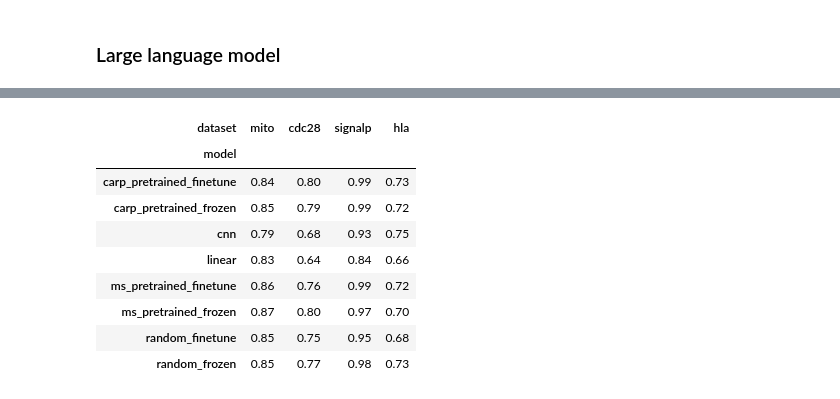
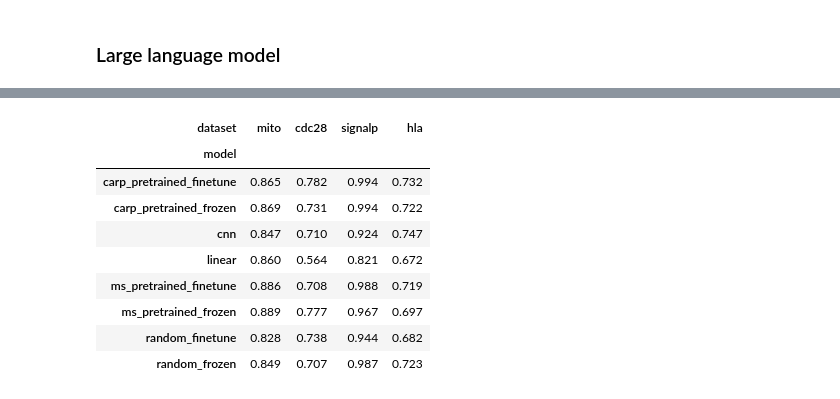
Before and after one commit to murphy17/MSPretraining, a Jupyter notebook: CompareModels.ipynb, the cells around one changed output, grey strips where cells are left out. Cells and saved outputs as stored; diff of their text form; code cells hidden in the pictures.

```diff
--- a/CompareModels.ipynb
+++ b/CompareModels.ipynb
@@ -272,6 +272,8 @@ for MODEL in models.keys():
         name = MODEL+'_'+DATASET
         !rm -rf ./lightning_logs/$name
 !rm -rf ./lightning_logs/version_$SLURM_JOBID
+# %%
+NUM_SPLITS = 3
 # %%
 from pytorch_lightning import Trainer, seed_everything
 from pytorch_lightning.callbacks import ModelCheckpoint
@@ -424,21 +446,20 @@ Trainer was signaled to stop but required minimum epochs (30) or minimum steps (
 # %%
 df = pd.DataFrame(aucs,index=[0])
-df.columns.names = ['dataset','model']
+df.columns.names = ['dataset','model','split']
 df = df.T
-df = df.pivot_table(index='dataset',columns='model')[0]
-# df['ms_naive'] = [aucs[('cdc28','ms_naive')],aucs[('mito','ms_naive')],aucs[('signalp','ms_naive')]]
-df.round(2).T[['mito','cdc28','signalp','hla']]
+df = df.pivot_table(index='dataset',columns='model',aggfunc='mean')[0].T
+df[['mito','cdc28','signalp','hla']].round(3)
 # %% [output]
 | dataset | mito | cdc28 | signalp | hla |
 | model |  |  |  |  |
-| carp_pretrained_finetune | 0.84 | 0.80 | 0.99 | 0.73 |
-| carp_pretrained_frozen | 0.85 | 0.79 | 0.99 | 0.72 |
-| cnn | 0.79 | 0.68 | 0.93 | 0.75 |
-| linear | 0.83 | 0.64 | 0.84 | 0.66 |
-| ms_pretrained_finetune | 0.86 | 0.76 | 0.99 | 0.72 |
-| ms_pretrained_frozen | 0.87 | 0.80 | 0.97 | 0.70 |
-| random_finetune | 0.85 | 0.75 | 0.95 | 0.68 |
-| random_frozen | 0.85 | 0.77 | 0.98 | 0.73 |
+| carp_pretrained_finetune | 0.865 | 0.782 | 0.994 | 0.732 |
+| carp_pretrained_frozen | 0.869 | 0.731 | 0.994 | 0.722 |
+| cnn | 0.847 | 0.710 | 0.924 | 0.747 |
+| linear | 0.860 | 0.564 | 0.821 | 0.672 |
+| ms_pretrained_finetune | 0.886 | 0.708 | 0.988 | 0.719 |
+| ms_pretrained_frozen | 0.889 | 0.777 | 0.967 | 0.697 |
+| random_finetune | 0.828 | 0.738 | 0.944 | 0.682 |
+| random_frozen | 0.849 | 0.707 | 0.987 | 0.723 |
 # %%
 # from sklearn.metrics import confusion_matrix
 
```
Also changed, not shown: parts of 1 cell of this notebook, 2 other files.
